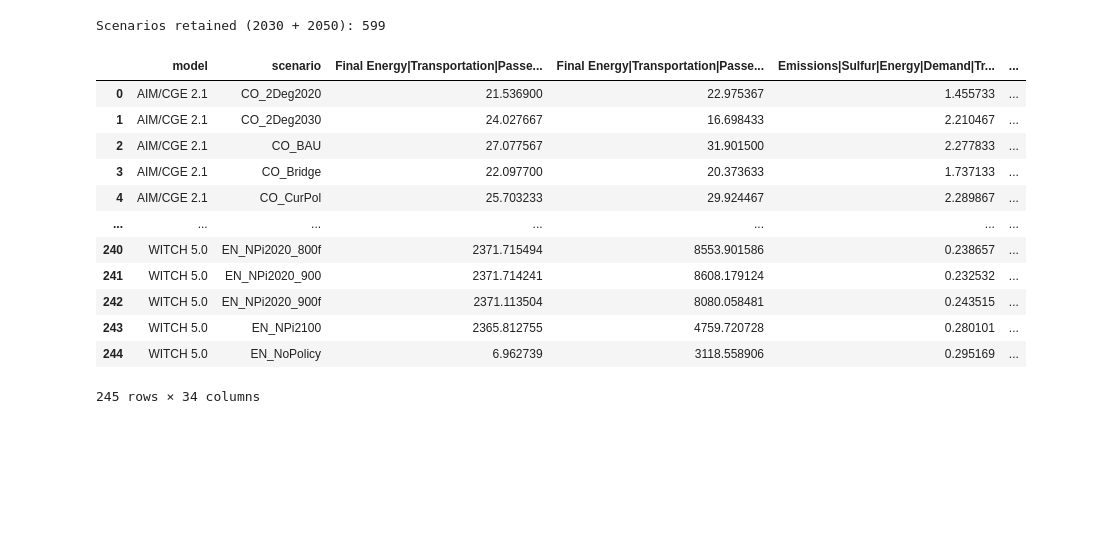
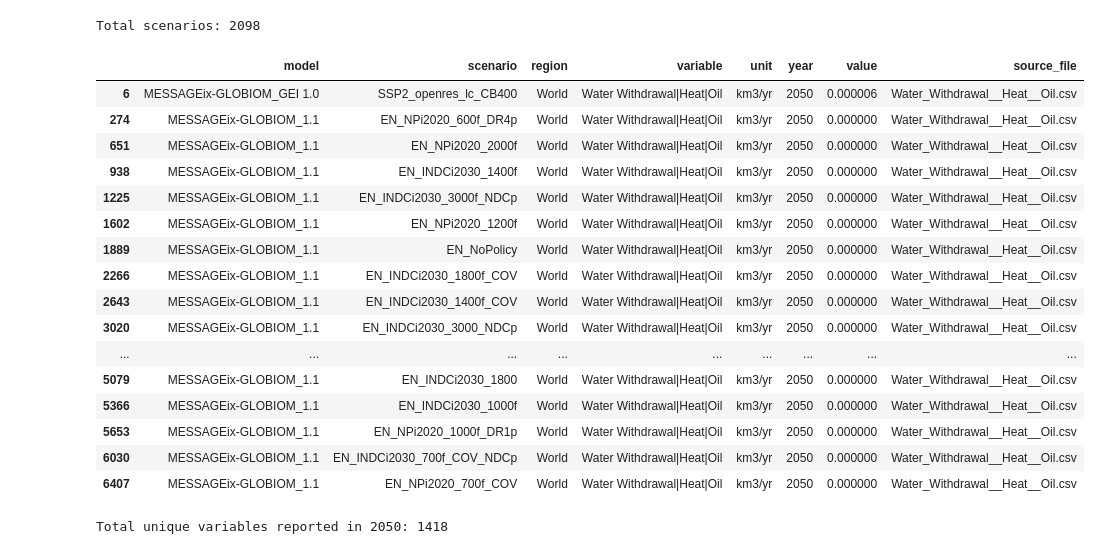
Before and after one commit to georgiaray/PRIM, a Jupyter notebook: attempt_1/selecting_variable.ipynb, the cells around one changed output. Saved outputs shown, nothing was run; the diff lists cells and outputs as text; code cells hidden in the pictures; blank space fills up the shorter version.

```diff
--- a/attempt_1/selecting_variable.ipynb
+++ b/attempt_1/selecting_variable.ipynb
@@ -1374,28 +7,0 @@ len(candidate_vars)
-# %%
-# 2. Run with empty core_vars, and threshold=8 for 2030 + 2050
-n_retained, d_df = retained_scenarios(df_pivot, candidate_vars, core_vars=[], years =[2030, 2050], threshold=15)
-
-print(f"Scenarios retained (2030 + 2050): {n_retained}")
-
-# 3. Flatten MultiIndex and reset index
-df_final = d_df.copy()
-df_final.columns = [f"{var} ({year})" for var, year in df_final.columns]
-df_final = df_final.reset_index()
-# %% [output]
-Scenarios retained (2030 + 2050): 599
-# %%
-df_final
-# %% [output]
-|  | model | scenario | Final Energy|Transportation|Passe... | Final Energy|Transportation|Passe... | Emissions|Sulfur|Energy|Demand|Tr... | ... |
-| 0 | AIM/CGE 2.1 | CO_2Deg2020 | 21.536900 | 22.975367 | 1.455733 | ... |
-| 1 | AIM/CGE 2.1 | CO_2Deg2030 | 24.027667 | 16.698433 | 2.210467 | ... |
-| 2 | AIM/CGE 2.1 | CO_BAU | 27.077567 | 31.901500 | 2.277833 | ... |
-| 3 | AIM/CGE 2.1 | CO_Bridge | 22.097700 | 20.373633 | 1.737133 | ... |
-| 4 | AIM/CGE 2.1 | CO_CurPol | 25.703233 | 29.924467 | 2.289867 | ... |
-| ... | ... | ... | ... | ... | ... | ... |
-| 240 | WITCH 5.0 | EN_NPi2020_800f | 2371.715494 | 8553.901586 | 0.238657 | ... |
-| 241 | WITCH 5.0 | EN_NPi2020_900 | 2371.714241 | 8608.179124 | 0.232532 | ... |
-| 242 | WITCH 5.0 | EN_NPi2020_900f | 2371.113504 | 8080.058481 | 0.243515 | ... |
-| 243 | WITCH 5.0 | EN_NPi2100 | 2365.812755 | 4759.720728 | 0.280101 | ... |
-| 244 | WITCH 5.0 | EN_NoPolicy | 6.962739 | 3118.558906 | 0.295169 | ... |
-245 rows × 34 columns
@@ -1404,0 +8,36 @@ df_final.to_csv("selected_data_599.csv", index=False)
+# %%
+# Filter to just 'World' region
+df = df[df["region"] == "World"]
+
+# For now, I am only going to focus on 2050 projections as that is a standard net zero target year for corporations
+df = df[df["year"] == 2050]
+# %%
+total_scenarios = df[["model", "scenario"]].drop_duplicates().shape[0]
+print(f"Total scenarios: {total_scenarios}")
+# %% [output]
+Total scenarios: 2098
+# %%
+df.head(20)
+# %% [output]
+|  | model | scenario | region | variable | unit | year | value | source_file |
+| 6 | MESSAGEix-GLOBIOM_GEI 1.0 | SSP2_openres_lc_CB400 | World | Water Withdrawal|Heat|Oil | km3/yr | 2050 | 0.000006 | Water_Withdrawal__Heat__Oil.csv |
+| 274 | MESSAGEix-GLOBIOM_1.1 | EN_NPi2020_600f_DR4p | World | Water Withdrawal|Heat|Oil | km3/yr | 2050 | 0.000000 | Water_Withdrawal__Heat__Oil.csv |
+| 651 | MESSAGEix-GLOBIOM_1.1 | EN_NPi2020_2000f | World | Water Withdrawal|Heat|Oil | km3/yr | 2050 | 0.000000 | Water_Withdrawal__Heat__Oil.csv |
+| 938 | MESSAGEix-GLOBIOM_1.1 | EN_INDCi2030_1400f | World | Water Withdrawal|Heat|Oil | km3/yr | 2050 | 0.000000 | Water_Withdrawal__Heat__Oil.csv |
+| 1225 | MESSAGEix-GLOBIOM_1.1 | EN_INDCi2030_3000f_NDCp | World | Water Withdrawal|Heat|Oil | km3/yr | 2050 | 0.000000 | Water_Withdrawal__Heat__Oil.csv |
+| 1602 | MESSAGEix-GLOBIOM_1.1 | EN_NPi2020_1200f | World | Water Withdrawal|Heat|Oil | km3/yr | 2050 | 0.000000 | Water_Withdrawal__Heat__Oil.csv |
+| 1889 | MESSAGEix-GLOBIOM_1.1 | EN_NoPolicy | World | Water Withdrawal|Heat|Oil | km3/yr | 2050 | 0.000000 | Water_Withdrawal__Heat__Oil.csv |
+| 2266 | MESSAGEix-GLOBIOM_1.1 | EN_INDCi2030_1800f_COV | World | Water Withdrawal|Heat|Oil | km3/yr | 2050 | 0.000000 | Water_Withdrawal__Heat__Oil.csv |
+| 2643 | MESSAGEix-GLOBIOM_1.1 | EN_INDCi2030_1400f_COV | World | Water Withdrawal|Heat|Oil | km3/yr | 2050 | 0.000000 | Water_Withdrawal__Heat__Oil.csv |
+| 3020 | MESSAGEix-GLOBIOM_1.1 | EN_INDCi2030_3000_NDCp | World | Water Withdrawal|Heat|Oil | km3/yr | 2050 | 0.000000 | Water_Withdrawal__Heat__Oil.csv |
+| ... | ... | ... | ... | ... | ... | ... | ... | ... |
+| 5079 | MESSAGEix-GLOBIOM_1.1 | EN_INDCi2030_1800 | World | Water Withdrawal|Heat|Oil | km3/yr | 2050 | 0.000000 | Water_Withdrawal__Heat__Oil.csv |
+| 5366 | MESSAGEix-GLOBIOM_1.1 | EN_INDCi2030_1000f | World | Water Withdrawal|Heat|Oil | km3/yr | 2050 | 0.000000 | Water_Withdrawal__Heat__Oil.csv |
+| 5653 | MESSAGEix-GLOBIOM_1.1 | EN_NPi2020_1000f_DR1p | World | Water Withdrawal|Heat|Oil | km3/yr | 2050 | 0.000000 | Water_Withdrawal__Heat__Oil.csv |
+| 6030 | MESSAGEix-GLOBIOM_1.1 | EN_INDCi2030_700f_COV_NDCp | World | Water Withdrawal|Heat|Oil | km3/yr | 2050 | 0.000000 | Water_Withdrawal__Heat__Oil.csv |
+| 6407 | MESSAGEix-GLOBIOM_1.1 | EN_NPi2020_700f_COV | World | Water Withdrawal|Heat|Oil | km3/yr | 2050 | 0.000000 | Water_Withdrawal__Heat__Oil.csv |
+# %%
+total_vars = df["variable"].nunique()
+print(f"Total unique variables reported in 2050: {total_vars}")
+# %% [output]
+Total unique variables reported in 2050: 1418
```
Also changed, not shown: parts of 137 cells of this notebook, 4 other files.
